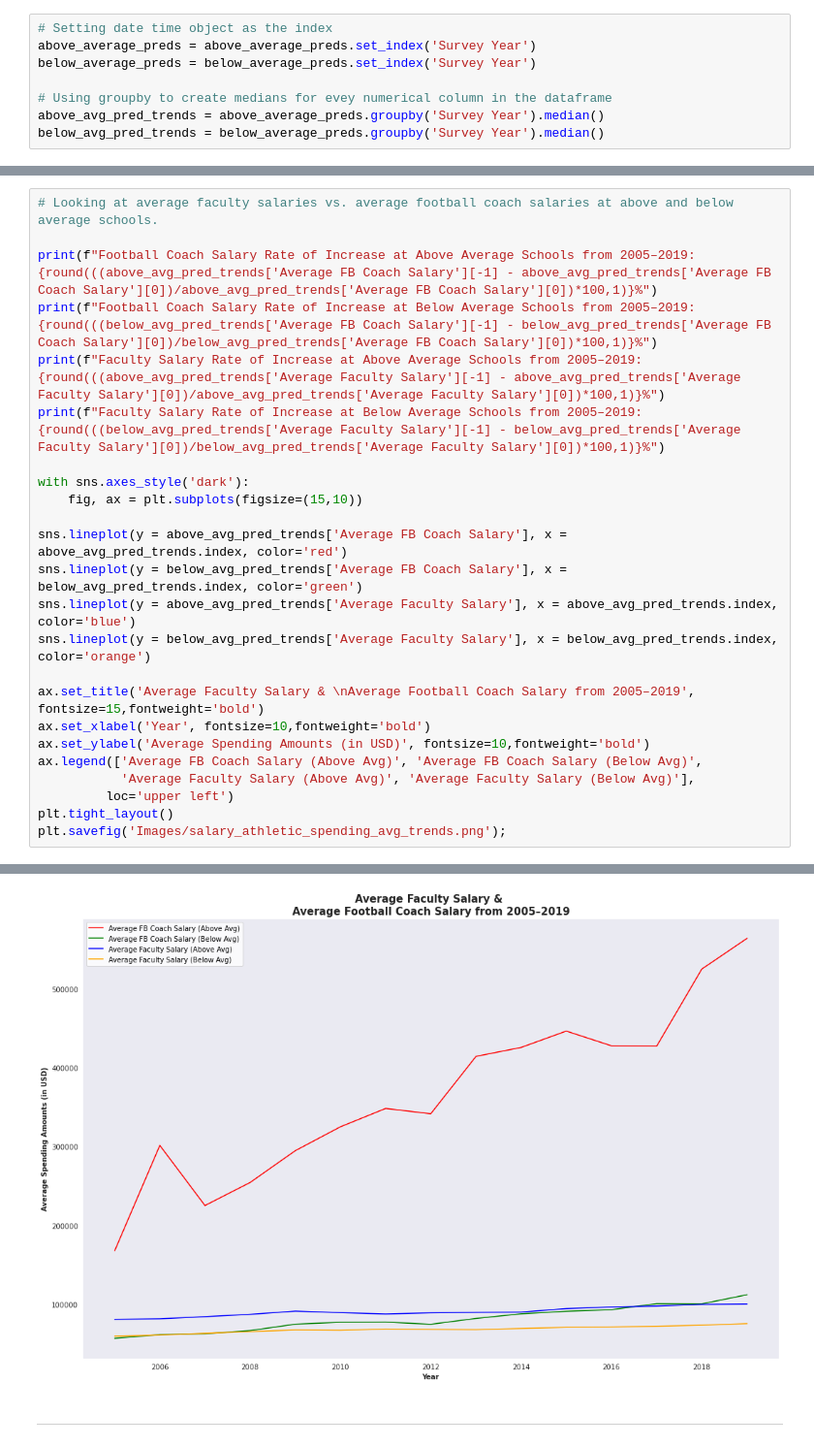
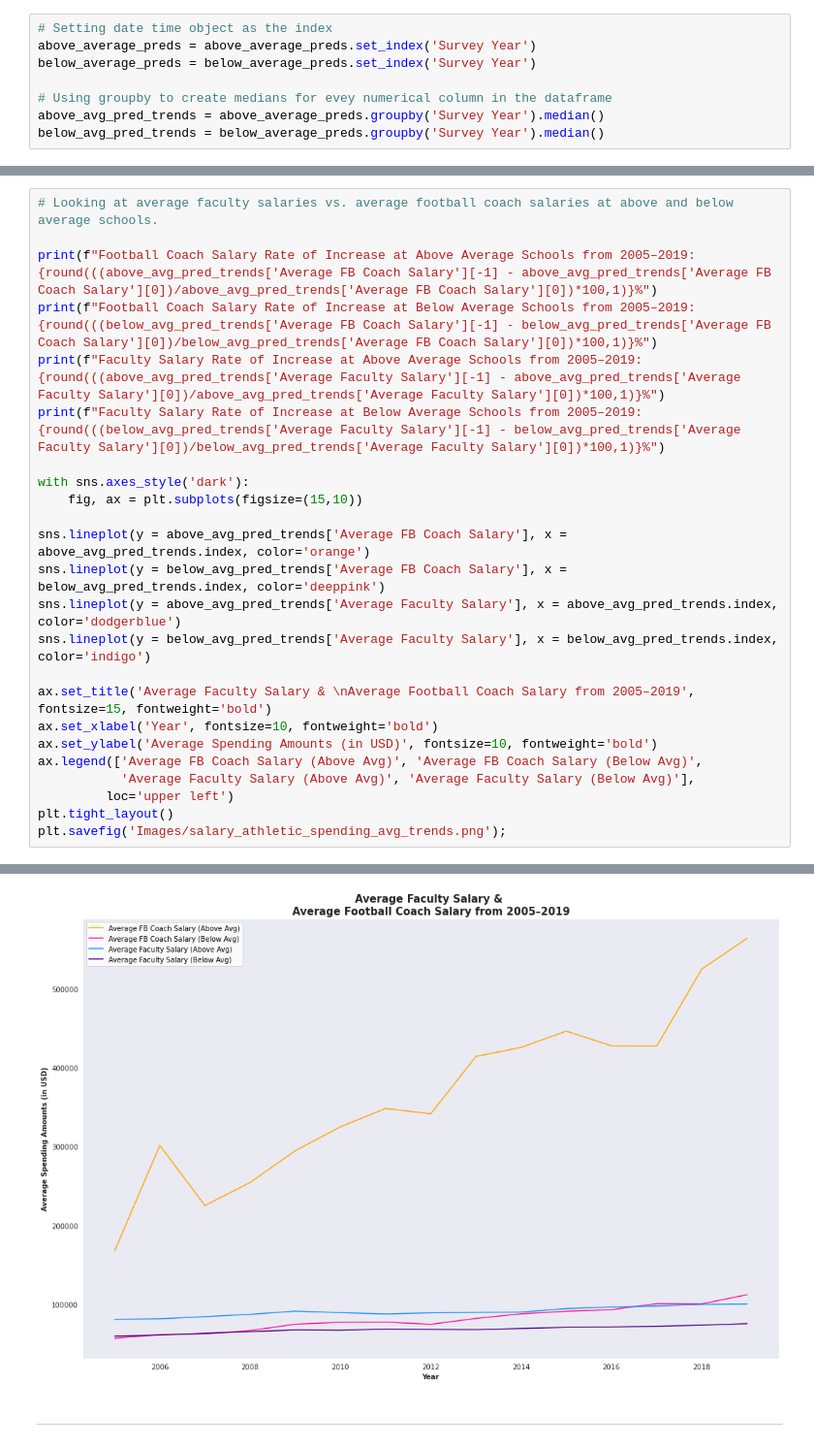
Before and after one commit to Shoemaker703/college_retention, a Jupyter notebook: Summary Notebook.ipynb, the cells around one changed output, grey strips where cells are left out. Shown at 97% size. Saved outputs shown, nothing was run; the diff lists cells and outputs as text.

```diff
--- a/Summary Notebook.ipynb
+++ b/Summary Notebook.ipynb
@@ -1348,33 +1366,33 @@ This graph demonstrates that the highest spending amounts and the greatest incre
 # %%
 # Looking at average faculty salaries vs. average football coach salaries at above and below average schools.
 
 print(f"Football Coach Salary Rate of Increase at Above Average Schools from 2005–2019: {round(((above_avg_pred_trends['Average FB Coach Salary'][-1] - above_avg_pred_trends['Average FB Coach Salary'][0])/above_avg_pred_trends['Average FB Coach Salary'][0])*100,1)}%")
 print(f"Football Coach Salary Rate of Increase at Below Average Schools from 2005–2019: {round(((below_avg_pred_trends['Average FB Coach Salary'][-1] - below_avg_pred_trends['Average FB Coach Salary'][0])/below_avg_pred_trends['Average FB Coach Salary'][0])*100,1)}%")
 print(f"Faculty Salary Rate of Increase at Above Average Schools from 2005–2019:        {round(((above_avg_pred_trends['Average Faculty Salary'][-1] - above_avg_pred_trends['Average Faculty Salary'][0])/above_avg_pred_trends['Average Faculty Salary'][0])*100,1)}%")
 print(f"Faculty Salary Rate of Increase at Below Average Schools from 2005–2019:        {round(((below_avg_pred_trends['Average Faculty Salary'][-1] - below_avg_pred_trends['Average Faculty Salary'][0])/below_avg_pred_trends['Average Faculty Salary'][0])*100,1)}%")
 
 with sns.axes_style('dark'):
     fig, ax = plt.subplots(figsize=(15,10))
 
-sns.lineplot(y = above_avg_pred_trends['Average FB Coach Salary'], x = above_avg_pred_trends.index, color='red')
-sns.lineplot(y = below_avg_pred_trends['Average FB Coach Salary'], x = below_avg_pred_trends.index, color='green')
-sns.lineplot(y = above_avg_pred_trends['Average Faculty Salary'], x = above_avg_pred_trends.index, color='blue')
-sns.lineplot(y = below_avg_pred_trends['Average Faculty Salary'], x = below_avg_pred_trends.index, color='orange')
+sns.lineplot(y = above_avg_pred_trends['Average FB Coach Salary'], x = above_avg_pred_trends.index, color='orange')
+sns.lineplot(y = below_avg_pred_trends['Average FB Coach Salary'], x = below_avg_pred_trends.index, color='deeppink')
+sns.lineplot(y = above_avg_pred_trends['Average Faculty Salary'], x = above_avg_pred_trends.index, color='dodgerblue')
+sns.lineplot(y = below_avg_pred_trends['Average Faculty Salary'], x = below_avg_pred_trends.index, color='indigo')
 
-ax.set_title('Average Faculty Salary & \nAverage Football Coach Salary from 2005–2019', fontsize=15,fontweight='bold')
-ax.set_xlabel('Year', fontsize=10,fontweight='bold')
-ax.set_ylabel('Average Spending Amounts (in USD)', fontsize=10,fontweight='bold')
+ax.set_title('Average Faculty Salary & \nAverage Football Coach Salary from 2005–2019', fontsize=15, fontweight='bold')
+ax.set_xlabel('Year', fontsize=10, fontweight='bold')
+ax.set_ylabel('Average Spending Amounts (in USD)', fontsize=10, fontweight='bold')
 ax.legend(['Average FB Coach Salary (Above Avg)', 'Average FB Coach Salary (Below Avg)',
            'Average Faculty Salary (Above Avg)', 'Average Faculty Salary (Below Avg)'],
          loc='upper left')
 plt.tight_layout()
 plt.savefig('Images/salary_athletic_spending_avg_trends.png');
 # %% [output]
 Football Coach Salary Rate of Increase at Above Average Schools from 2005–2019: 236.6%
 Football Coach Salary Rate of Increase at Below Average Schools from 2005–2019: 98.2%
 Faculty Salary Rate of Increase at Above Average Schools from 2005–2019:        24.2%
 Faculty Salary Rate of Increase at Below Average Schools from 2005–2019:        26.8%
-[figure, old version]
+[figure, new version]
 # %% [markdown]
 ---
 # %% [markdown]
```
Also changed, not shown: parts of 44 cells of this notebook, 5 other files.
